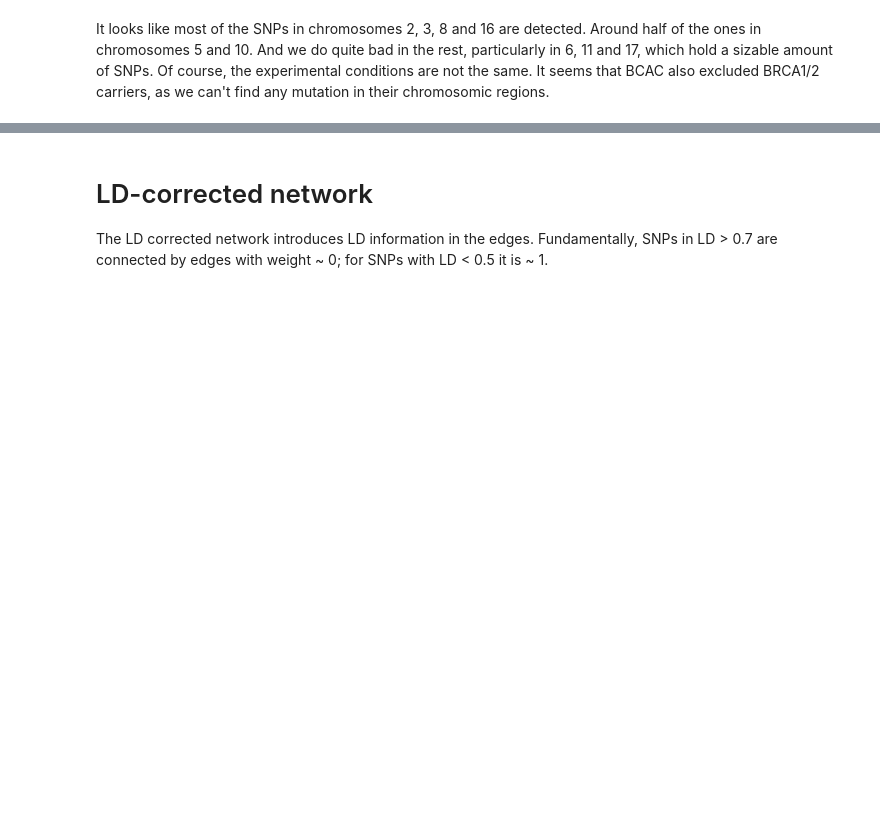
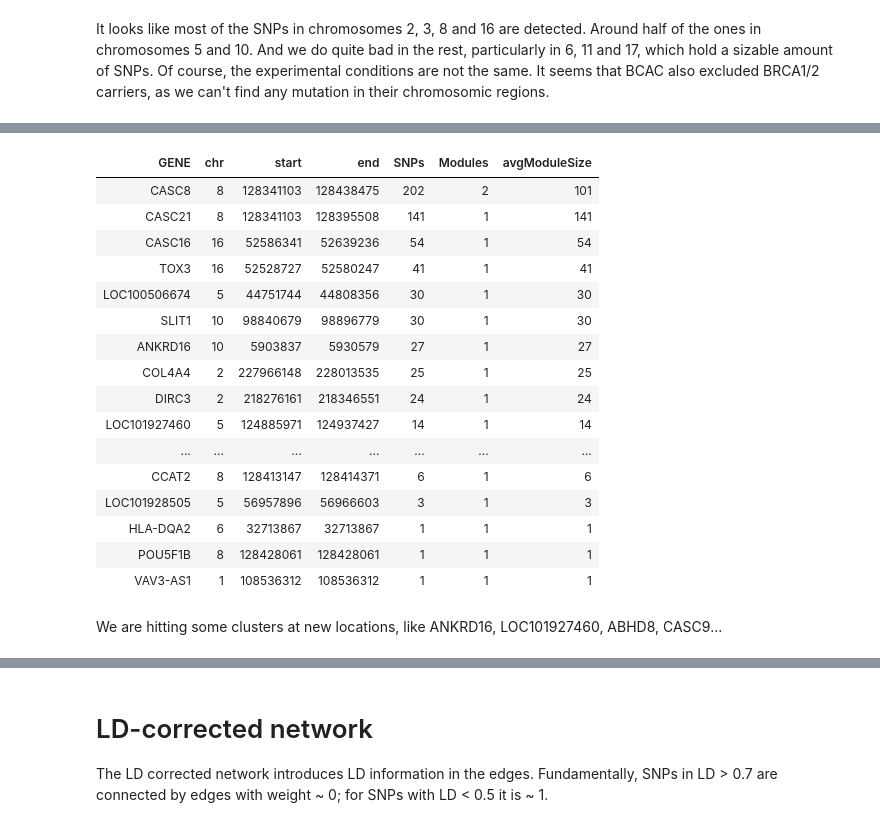
Before and after one commit to hclimente/genewa, a Jupyter notebook: results/genesis/additive_analysis.ipynb, the cells around one changed output, grey strips where cells are left out. Saved outputs shown, nothing was run; the diff lists cells and outputs as text; code cells hidden in the pictures; blank space fills up the shorter version.

```diff
--- a/results/genesis/additive_analysis.ipynb
+++ b/results/genesis/additive_analysis.ipynb
@@ -5,6 +5,20 @@ library(martini)
 library(blur)
 
 gene2snp <- read_tsv("../../data/genesis/gene2snp.hg19", col_types = "cc")
+
+involved_genes <- function(cones) {
+    cones %>%
+    filter(selected) %>%
+    merge(gene2snp, by.x = "snp", by.y = "SNP") %>%
+    group_by(GENE) %>%
+    summarise(chr = unique(chr),
+              start = min(pos),
+              end = max(pos),
+              SNPs = n(),
+              Modules = unique(module) %>% length,
+              avgModuleSize = table(module) %>% mean) %>%
+    arrange(-SNPs)
+}
 # %% [output]
 ── Attaching packages ─────────────────────────────────────── tidyverse 1.2.1 ──
 ✔ ggplot2 2.2.1     ✔ purrr   0.2.4
@@ -514,0 +497,22 @@ It doesn't seem to be using the SNP network at all. An study of the hyperparamet
+# %%
+involved_genes(gi2_pruned)
+# %% [output]
+| GENE | chr | start | end | SNPs | Modules | avgModuleSize |
+| CASC8 | 8 | 128341103 | 128438475 | 202 | 2 | 101 |
+| CASC21 | 8 | 128341103 | 128395508 | 141 | 1 | 141 |
+| CASC16 | 16 | 52586341 | 52639236 | 54 | 1 | 54 |
+| TOX3 | 16 | 52528727 | 52580247 | 41 | 1 | 41 |
+| LOC100506674 | 5 | 44751744 | 44808356 | 30 | 1 | 30 |
+| SLIT1 | 10 | 98840679 | 98896779 | 30 | 1 | 30 |
+| ANKRD16 | 10 | 5903837 | 5930579 | 27 | 1 | 27 |
+| COL4A4 | 2 | 227966148 | 228013535 | 25 | 1 | 25 |
+| DIRC3 | 2 | 218276161 | 218346551 | 24 | 1 | 24 |
+| LOC101927460 | 5 | 124885971 | 124937427 | 14 | 1 | 14 |
+| ... | ... | ... | ... | ... | ... | ... |
+| CCAT2 | 8 | 128413147 | 128414371 | 6 | 1 | 6 |
+| LOC101928505 | 5 | 56957896 | 56966603 | 3 | 1 | 3 |
+| HLA-DQA2 | 6 | 32713867 | 32713867 | 1 | 1 | 1 |
+| POU5F1B | 8 | 128428061 | 128428061 | 1 | 1 | 1 |
+| VAV3-AS1 | 1 | 108536312 | 108536312 | 1 | 1 | 1 |
+# %% [markdown]
+We are hitting some clusters at new locations, like ANKRD16, LOC101927460, ABHD8, CASC9...
```
Also changed, not shown: parts of 24 cells of this notebook.
